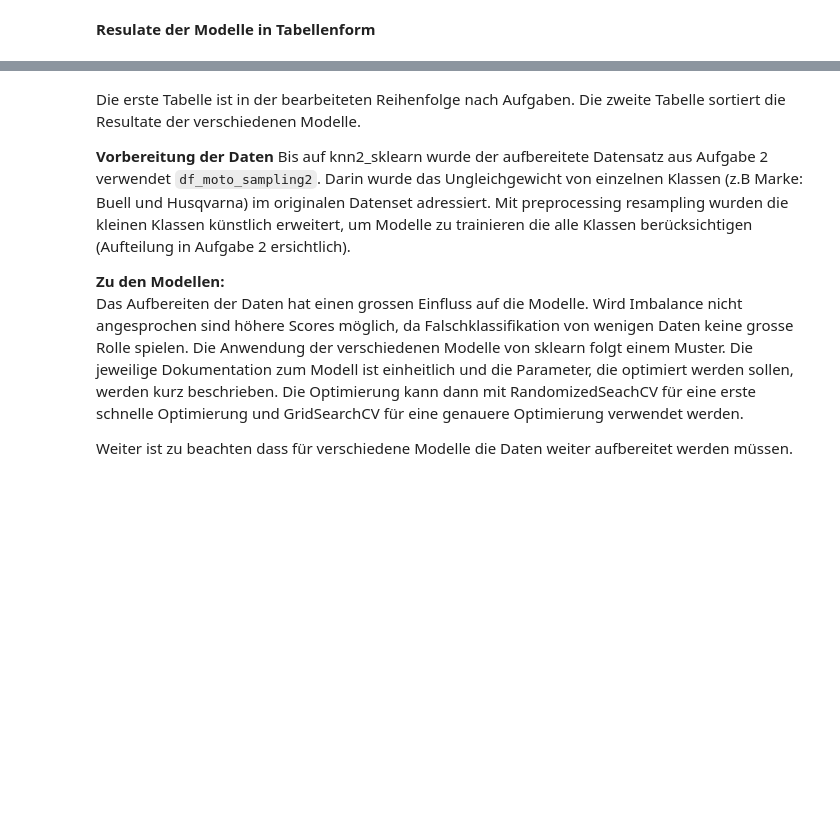
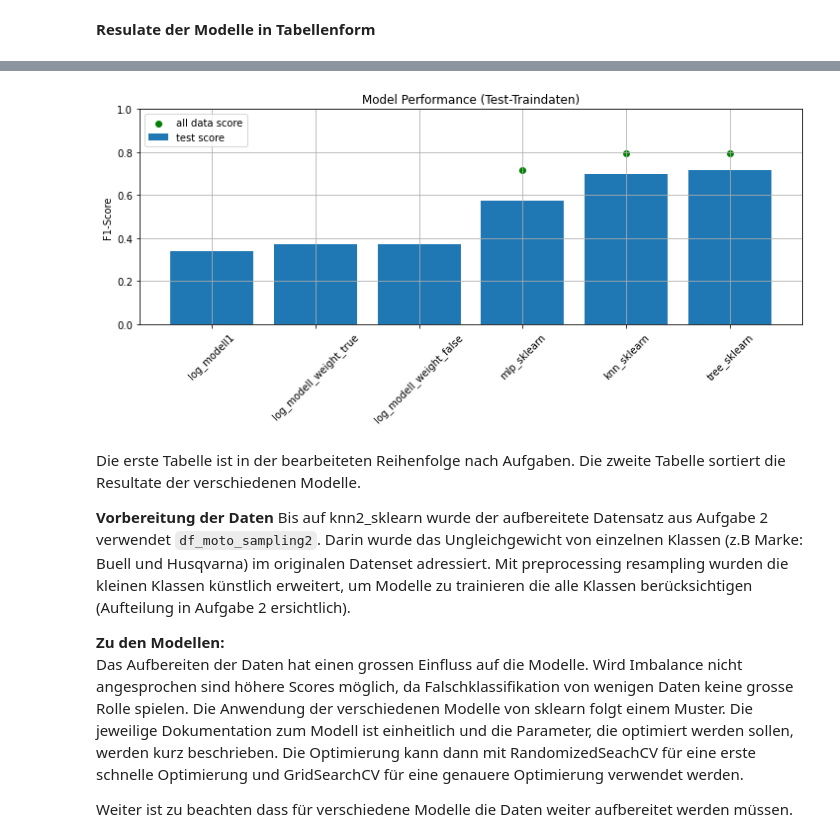
Before and after one commit to rootpi2203/ds_gml, a Jupyter notebook: gml_minichallenge_2/gml_minichallenge_2.ipynb, the cells around one changed output, grey strips where cells are left out. Drawn from its saved outputs; the diff is of its cells as text; code cells hidden in the pictures; blank space fills up the shorter version.

```diff
--- a/gml_minichallenge_2/gml_minichallenge_2.ipynb
+++ b/gml_minichallenge_2/gml_minichallenge_2.ipynb
@@ -3209,3 +3257,21 @@ result_models
+# %%
+# best of model (testdata) als Barplot
+model_test_scores = result_models.loc[0:5, ['Model', 'F1_score']]
+model_all_data_scores = result_models.loc[6:9, ['Model', 'F1_score']]
+
+# plot
+plt.figure(figsize=(12,4))
+plt.bar(model_test_scores['Model'], model_test_scores['F1_score'], label='test score')
+plt.scatter(model_all_data_scores['Model'], model_all_data_scores['F1_score'], marker='o', color='green', label='all data score')
+plt.xticks(rotation=45)
+plt.yticks(np.arange(0, 1.2, step=0.2))
+plt.title('Model Performance (Test-Traindaten)')
+plt.ylabel(r'F1-Score')
+plt.legend(loc=2)
+plt.grid()
+plt.show()
+# %% [output]
+[figure, added]
 # %% [markdown]
 Die erste Tabelle ist in der bearbeiteten Reihenfolge nach Aufgaben. Die zweite Tabelle sortiert die Resultate der verschiedenen Modelle.
 
```
Also changed, not shown: parts of 28 cells of this notebook.
